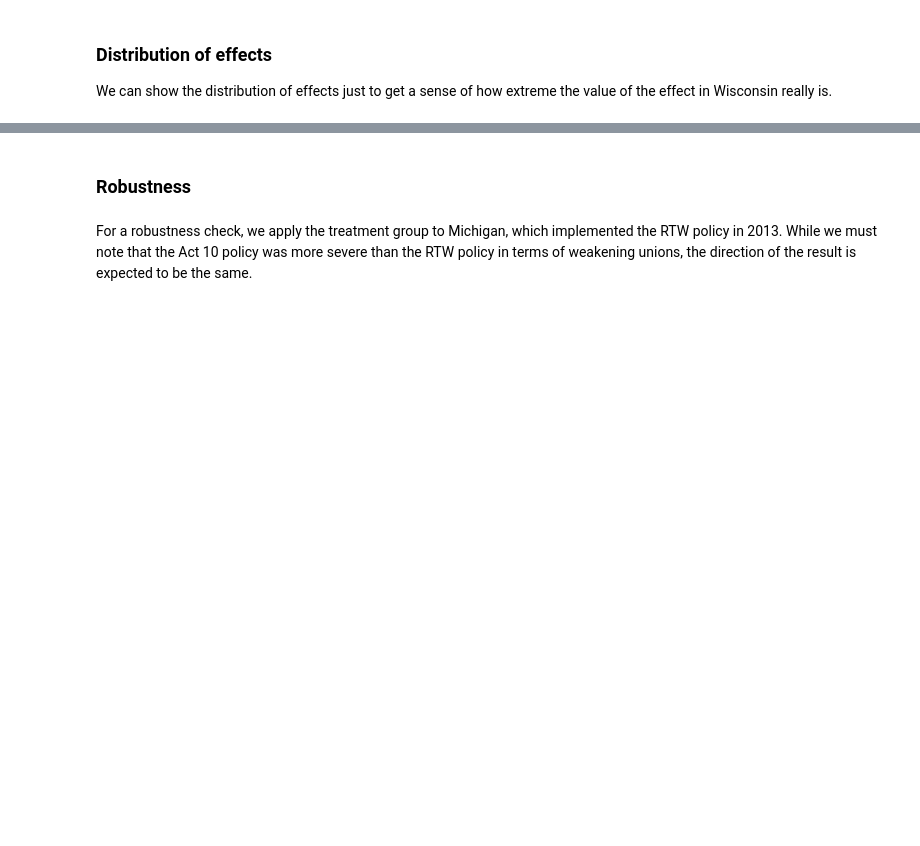
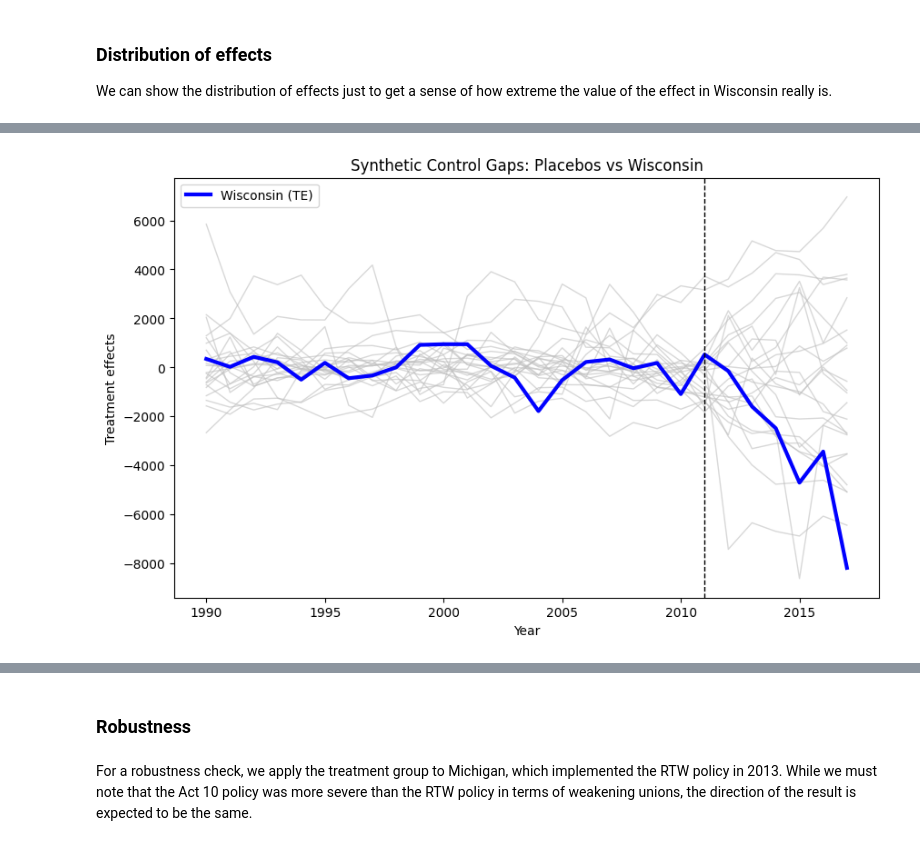
Before and after one commit to ricochn02/526-project, a Jupyter notebook: report.ipynb, the cells around one changed output, grey strips where cells are left out. Cells and saved outputs as stored; diff of their text form; code cells hidden in the pictures; blank space fills up the shorter version.

Commit message:
Extract conf ints. Implement placebo effects

```diff
--- a/report.ipynb
+++ b/report.ipynb
@@ -220,7 +262,7 @@ from sklearn.preprocessing import StandardScaler
 from scpi_pkg.scpi import scpi
 # %%
 # Prepare data
-df["wisconsin"] = (df["st"] == 'WI')
+df["wisconsin"] = (df["state"] == 'Wisconsin')
 df["after_treatment"] = df["year"] > 2011
 
 # Scale data since salary large values, otherwise scpi package can't calcluate
@@ -372,0 +534,28 @@ We can show the distribution of effects just to get a sense of how extreme the v
+# %%
+wi_filter = df[df["state"]=="Wisconsin"][["state", "year", "synthetic_control", "synthetic_control_scaled", "salary", "te"]]
+wi_filter
+
+df_treat_placebo = pd.concat(
+    [placebos[["state", "year", "te"]], wi_filter[["state", "year", "te"]]]
+)
+
+fig, ax = plt.subplots(figsize=(10, 6))
+
+# placebo lines
+for s, g in df_treat_placebo[df_treat_placebo["state"] != "Wisconsin"].groupby("state"):
+    ax.plot(g["year"], g["te"], color="0.75", linewidth=1, alpha=0.6)
+
+# Wisconsin line
+g_wi = df_treat_placebo[df_treat_placebo["state"] == "Wisconsin"].sort_values("year")
+ax.plot(g_wi["year"], g_wi["te"], color="blue", linewidth=3, label="Wisconsin (TE)")
+
+# treatment time marker (treatment starts after 2011 in your code)
+ax.axvline(2011, color="black", linestyle="--", linewidth=1)
+
+ax.set_title("Synthetic Control Gaps: Placebos vs Wisconsin")
+ax.set_xlabel("Year")
+ax.set_ylabel("Treatment effects")
+ax.legend()
+plt.show()
+# %% [output]
+[figure, added]
```
Also changed, not shown: parts of 19 cells of this notebook.
